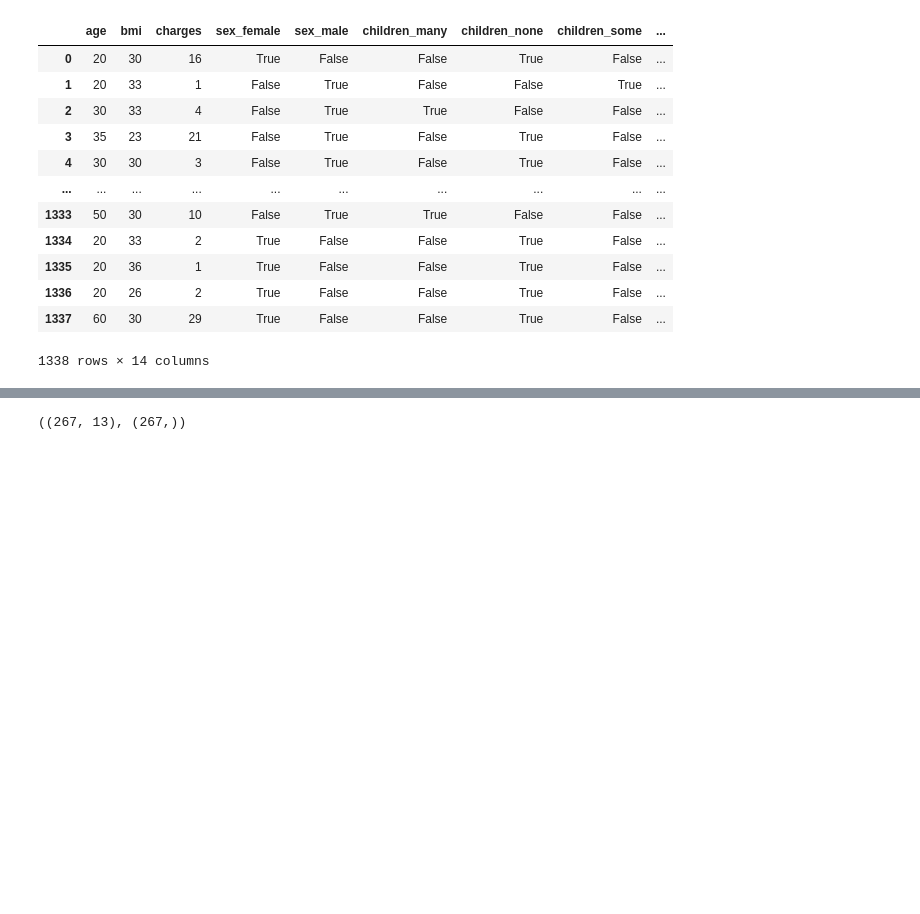
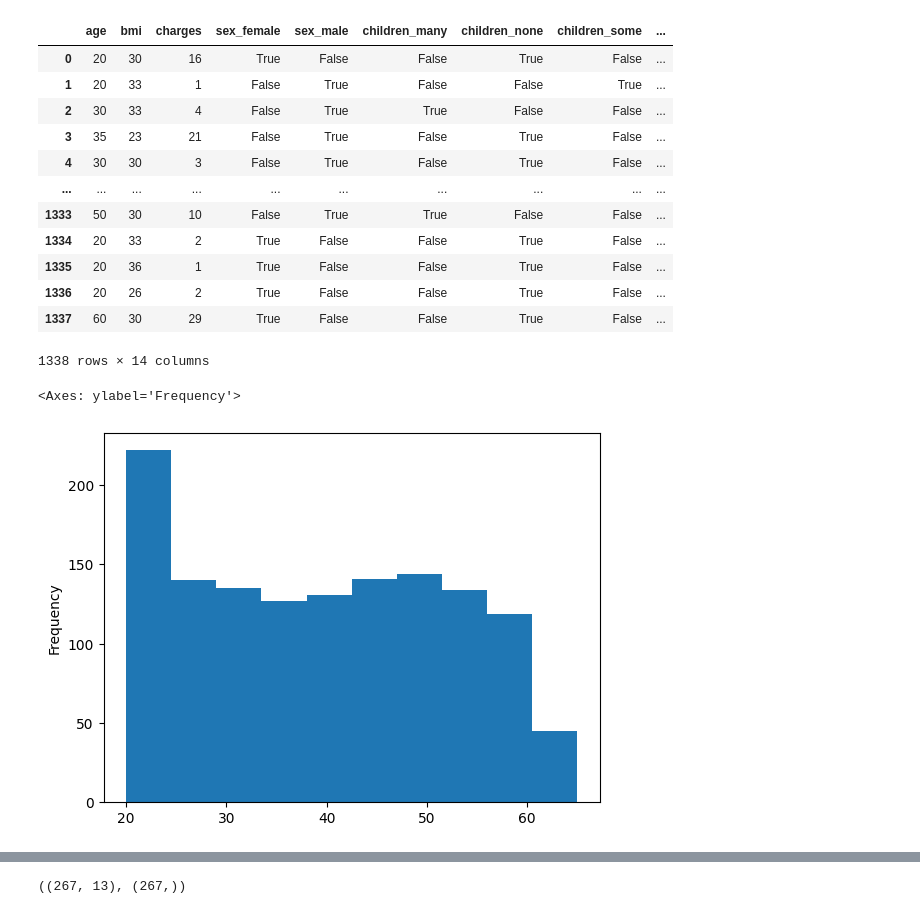
Before and after one commit to ftwr42/TensorFlow_for_Deep_Learning_Bootcamp, a Jupyter notebook: Abschnitt 3: Neural network regression with TensorFlow/5th.ipynb, the cells around one changed output, grey strips where cells are left out. Drawn from its saved outputs; the diff is of its cells as text; code cells hidden in the pictures; blank space fills up the shorter version.

```diff
--- a/Abschnitt 3: Neural network regression with TensorFlow/5th.ipynb
+++ b/Abschnitt 3: Neural network regression with TensorFlow/5th.ipynb
@@ -120,4 +120,8 @@ insurance_dataset_one_hot
 | 1337 | 60 | 30 | 29 | True | False | False | True | False | ... |
 1338 rows × 14 columns
 # %%
-# shuffle rows here
+# normalize here
+insurance_dataset_one_hot['age'].plot(kind='hist')
+# %% [output]
+<Axes: ylabel='Frequency'>
+[figure, added]
```
Also changed, not shown: parts of 6 cells of this notebook, 1 other file.
